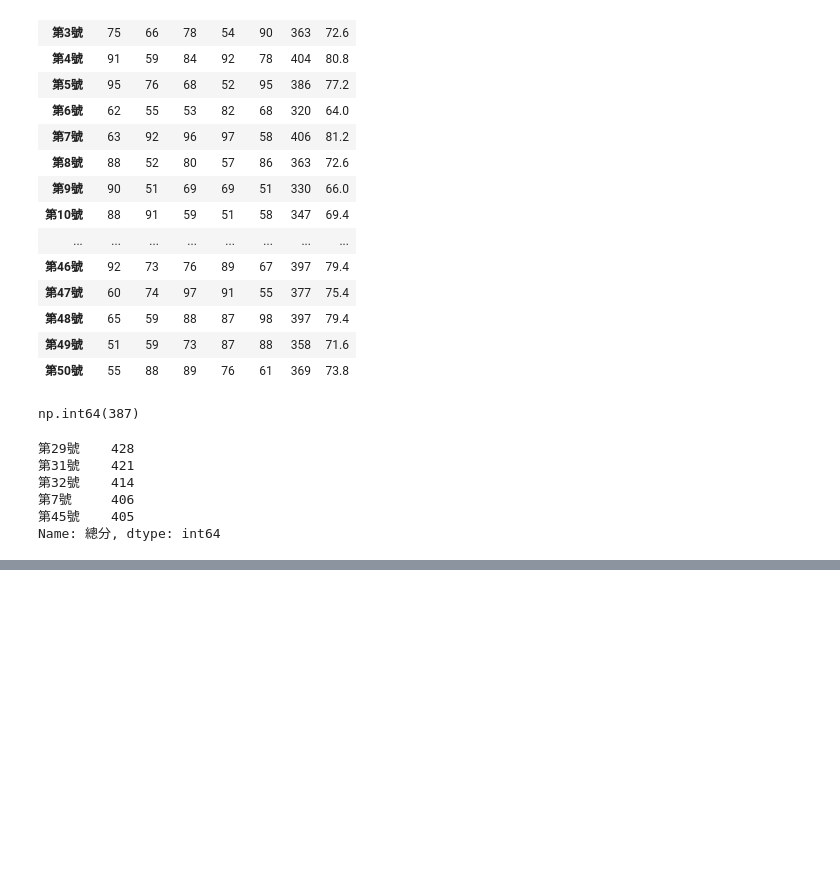
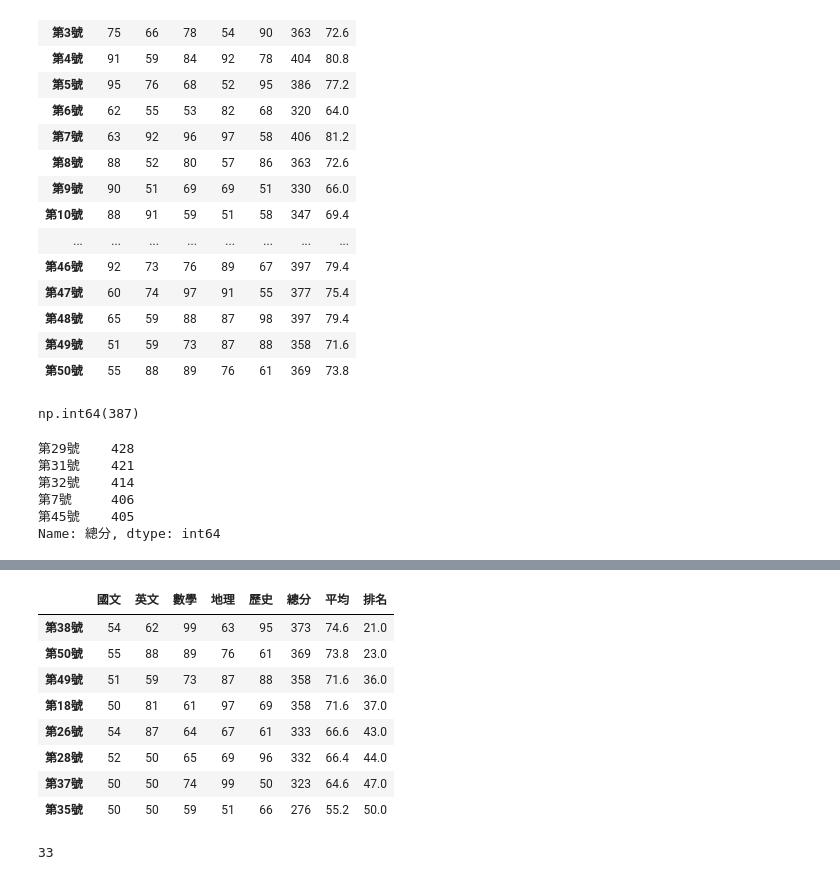
Before and after one commit to charlywang11/2024_05_05_sunday, a Jupyter notebook: lesson17/lesson17_1.ipynb, the cells around one changed output, grey strips where cells are left out. Saved outputs shown, nothing was run; the diff lists cells and outputs as text; code cells hidden in the pictures; blank space fills up the shorter version.

```diff
--- a/lesson17/lesson17_1.ipynb
+++ b/lesson17/lesson17_1.ipynb
@@ -111,0 +144,20 @@ Name: 總分, dtype: int64
+# %%
+#使用subscript,搜尋值-國文不及格的
+sorted_df[sorted_df['國文'] < 60]
+# %% [output]
+|  | 國文 | 英文 | 數學 | 地理 | 歷史 | 總分 | 平均 | 排名 |
+| 第38號 | 54 | 62 | 99 | 63 | 95 | 373 | 74.6 | 21.0 |
+| 第50號 | 55 | 88 | 89 | 76 | 61 | 369 | 73.8 | 23.0 |
+| 第49號 | 51 | 59 | 73 | 87 | 88 | 358 | 71.6 | 36.0 |
+| 第18號 | 50 | 81 | 61 | 97 | 69 | 358 | 71.6 | 37.0 |
+| 第26號 | 54 | 87 | 64 | 67 | 61 | 333 | 66.6 | 43.0 |
+| 第28號 | 52 | 50 | 65 | 69 | 96 | 332 | 66.4 | 44.0 |
+| 第37號 | 50 | 50 | 74 | 99 | 50 | 323 | 64.6 | 47.0 |
+| 第35號 | 50 | 50 | 59 | 51 | 66 | 276 | 55.2 | 50.0 |
+# %%
+#使用subscript,搜尋值-國文及格同時英文及格
+sorted_df[(sorted_df['國文'] >= 60) & (sorted_df['數學'] >= 60)]
+import numpy as np
+sorted_df[(sorted_df['國文'] >= 60) & (sorted_df['數學'] >= 60)].shape[0]
+# %% [output]
+33
```
Also changed, not shown: parts of 2 cells of this notebook, 1 other file.
